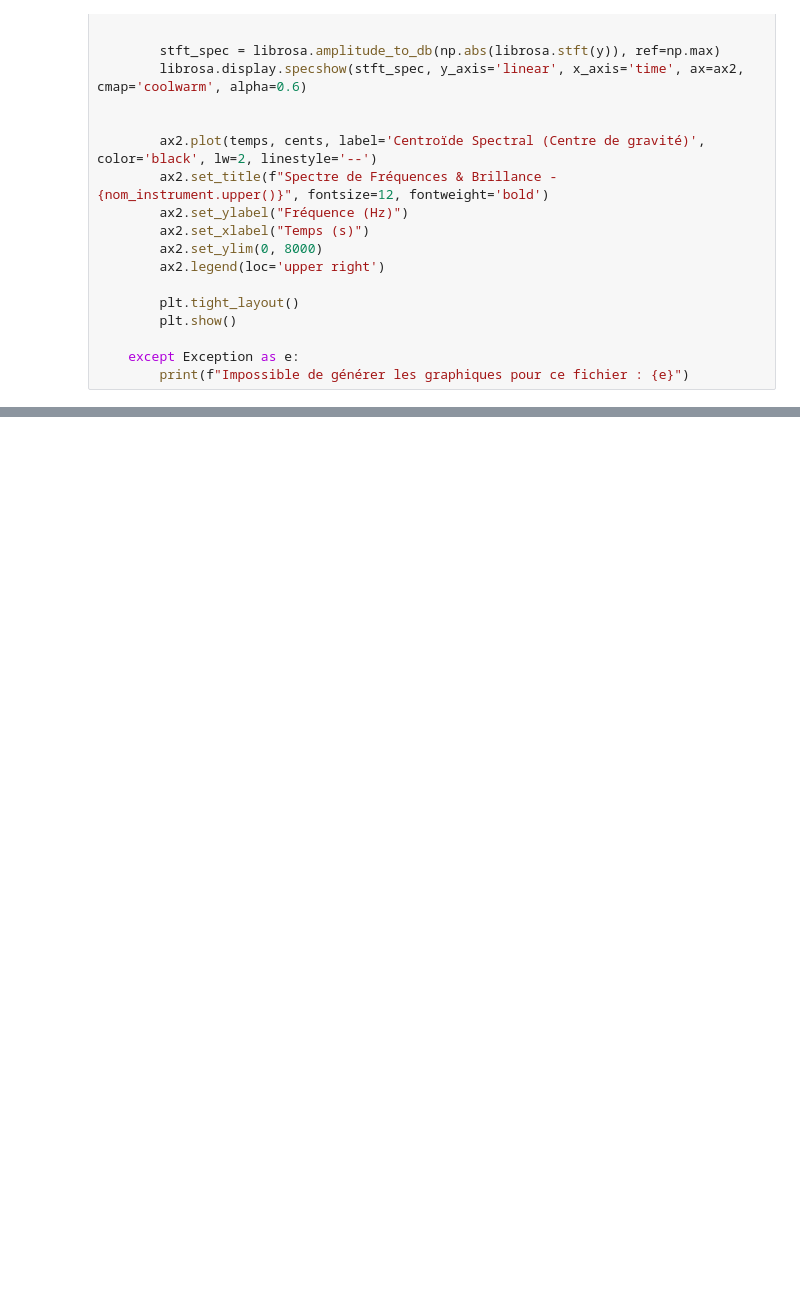
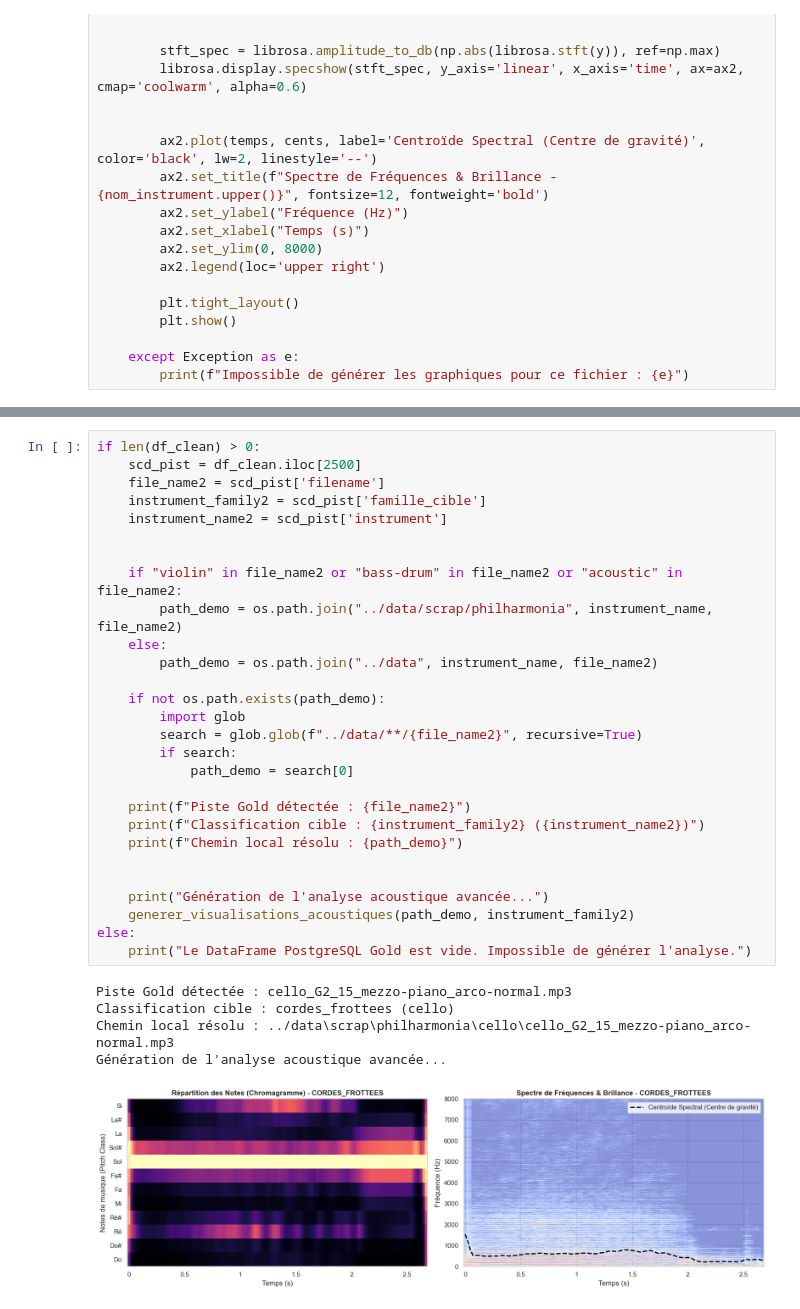
Before and after one commit to Solangele/CDSD_Projet_fil_rouge, a Jupyter notebook: Bloc2/eda.ipynb, the cells around one changed output, grey strips where cells are left out. Cells and saved outputs as stored; diff of their text form; blank space fills up the shorter version.

```diff
--- a/Bloc2/eda.ipynb
+++ b/Bloc2/eda.ipynb
@@ -485,0 +490,34 @@ Chemin local résolu : ../data\scrap\philharmonia\banjo\banjo_A3_very-long_forte
+# %%
+if len(df_clean) > 0:
+    scd_pist = df_clean.iloc[2500]
+    file_name2 = scd_pist['filename']
+    instrument_family2 = scd_pist['famille_cible']
+    instrument_name2 = scd_pist['instrument']
+
+
+    if "violin" in file_name2 or "bass-drum" in file_name2 or "acoustic" in file_name2:
+        path_demo = os.path.join("../data/scrap/philharmonia", instrument_name, file_name2)
+    else:
+        path_demo = os.path.join("../data", instrument_name, file_name2)
+
+    if not os.path.exists(path_demo):
+        import glob
+        search = glob.glob(f"../data/**/{file_name2}", recursive=True)
+        if search:
+            path_demo = search[0]
+
+    print(f"Piste Gold détectée : {file_name2}")
+    print(f"Classification cible : {instrument_family2} ({instrument_name2})")
+    print(f"Chemin local résolu : {path_demo}")
+
+
+    print("Génération de l'analyse acoustique avancée...")
+    generer_visualisations_acoustiques(path_demo, instrument_family2)
+else:
+    print("Le DataFrame PostgreSQL Gold est vide. Impossible de générer l'analyse.")
+# %% [output]
+Piste Gold détectée : cello_G2_15_mezzo-piano_arco-normal.mp3
+Classification cible : cordes_frottees (cello)
+Chemin local résolu : ../data\scrap\philharmonia\cello\cello_G2_15_mezzo-piano_arco-normal.mp3
+Génération de l'analyse acoustique avancée...
+[figure, added]
```
Also changed, not shown: parts of 20 cells of this notebook, 13 other files.
